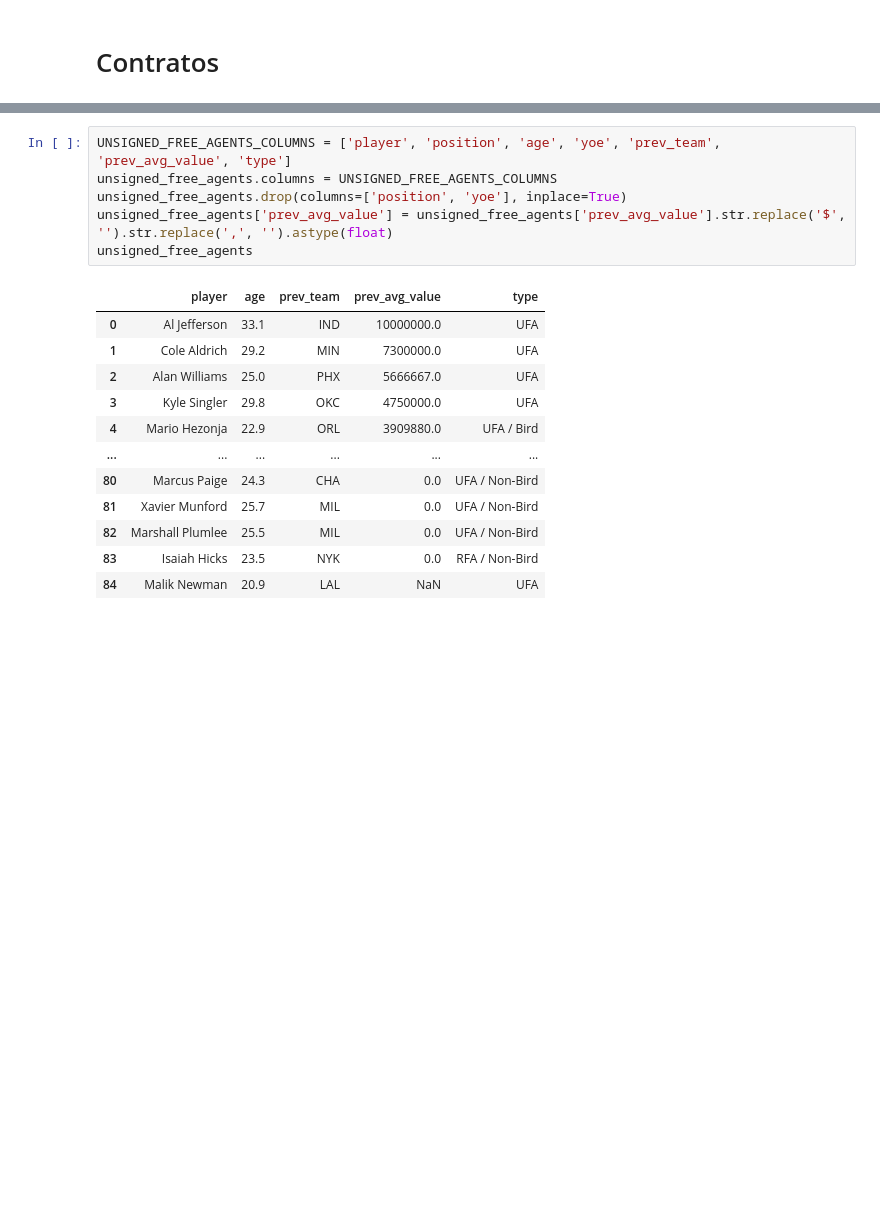
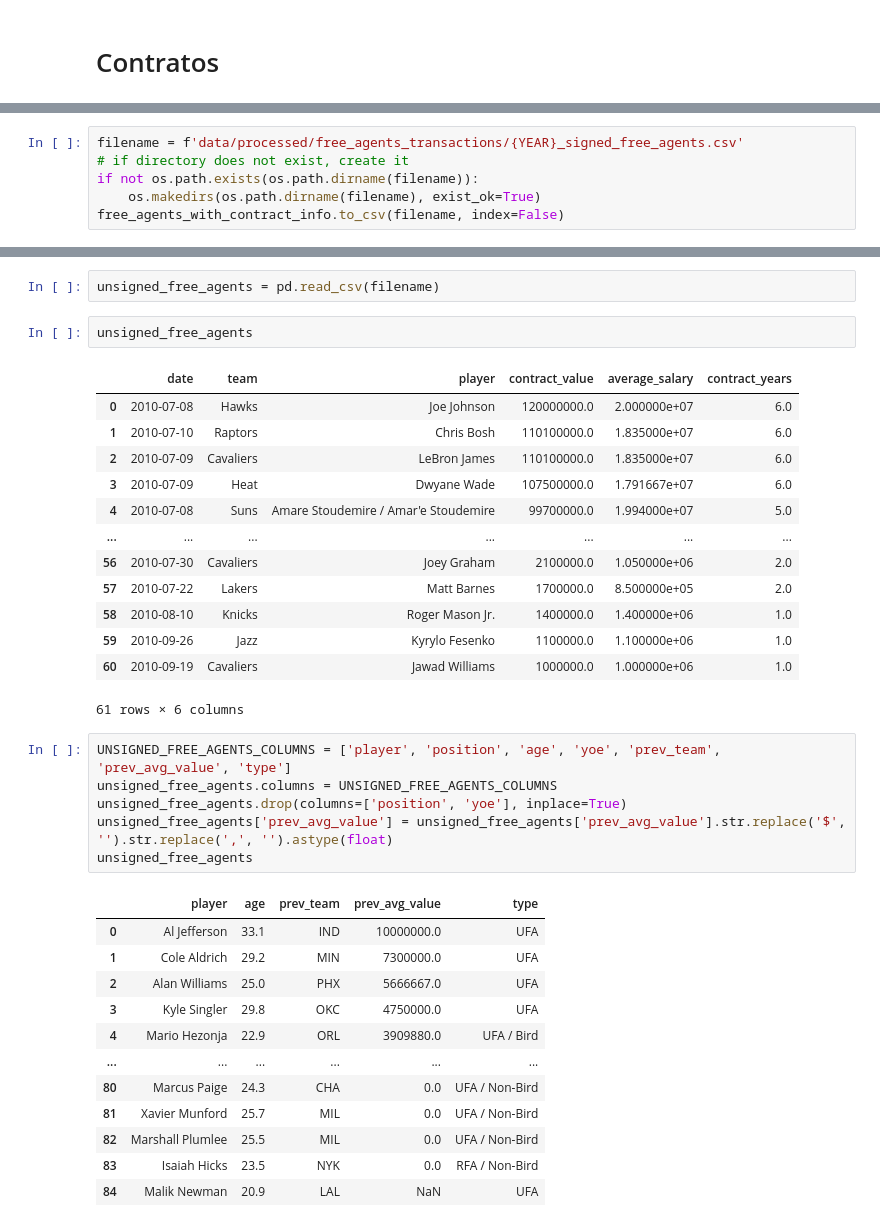
Before and after one commit to jmbarriola/nba-free-agents, a Jupyter notebook: data_wrangling.ipynb, the cells around one changed output, grey strips where cells are left out. Cells and saved outputs as stored; diff of their text form; blank space fills up the shorter version.

```diff
--- a/data_wrangling.ipynb
+++ b/data_wrangling.ipynb
@@ -67,0 +144,6 @@ unsigned_free_agents = pd.read_csv('data/raw/free_agents/unsigned/2018_unsigned_
+# %%
+filename = f'data/processed/free_agents_transactions/{YEAR}_signed_free_agents.csv'
+# if directory does not exist, create it
+if not os.path.exists(os.path.dirname(filename)):
+    os.makedirs(os.path.dirname(filename), exist_ok=True)
+free_agents_with_contract_info.to_csv(filename, index=False)
@@ -68,3 +152,21 @@ unsigned_free_agents = pd.read_csv('data/raw/free_agents/unsigned/2018_unsigned_
+# %%
+unsigned_free_agents = pd.read_csv(filename)
+# %%
+unsigned_free_agents
+# %% [output]
+|  | date | team | player | contract_value | average_salary | contract_years |
+| 0 | 2010-07-08 | Hawks | Joe Johnson | 120000000.0 | 2.000000e+07 | 6.0 |
+| 1 | 2010-07-10 | Raptors | Chris Bosh | 110100000.0 | 1.835000e+07 | 6.0 |
+| 2 | 2010-07-09 | Cavaliers | LeBron James | 110100000.0 | 1.835000e+07 | 6.0 |
+| 3 | 2010-07-09 | Heat | Dwyane Wade | 107500000.0 | 1.791667e+07 | 6.0 |
+| 4 | 2010-07-08 | Suns | Amare Stoudemire / Amar'e Stoudemire | 99700000.0 | 1.994000e+07 | 5.0 |
+| ... | ... | ... | ... | ... | ... | ... |
+| 56 | 2010-07-30 | Cavaliers | Joey Graham | 2100000.0 | 1.050000e+06 | 2.0 |
+| 57 | 2010-07-22 | Lakers | Matt Barnes | 1700000.0 | 8.500000e+05 | 2.0 |
+| 58 | 2010-08-10 | Knicks | Roger Mason Jr. | 1400000.0 | 1.400000e+06 | 1.0 |
+| 59 | 2010-09-26 | Jazz | Kyrylo Fesenko | 1100000.0 | 1.100000e+06 | 1.0 |
+| 60 | 2010-09-19 | Cavaliers | Jawad Williams | 1000000.0 | 1.000000e+06 | 1.0 |
+61 rows × 6 columns
 # %%
 UNSIGNED_FREE_AGENTS_COLUMNS = ['player', 'position', 'age', 'yoe', 'prev_team', 'prev_avg_value', 'type']
 unsigned_free_agents.columns = UNSIGNED_FREE_AGENTS_COLUMNS
```
Also changed, not shown: parts of 22 cells of this notebook.
